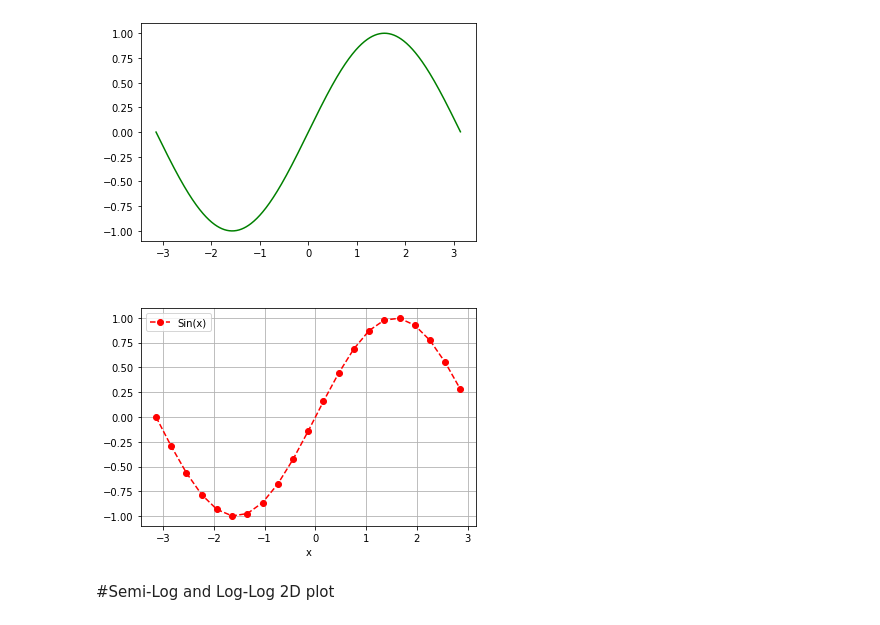
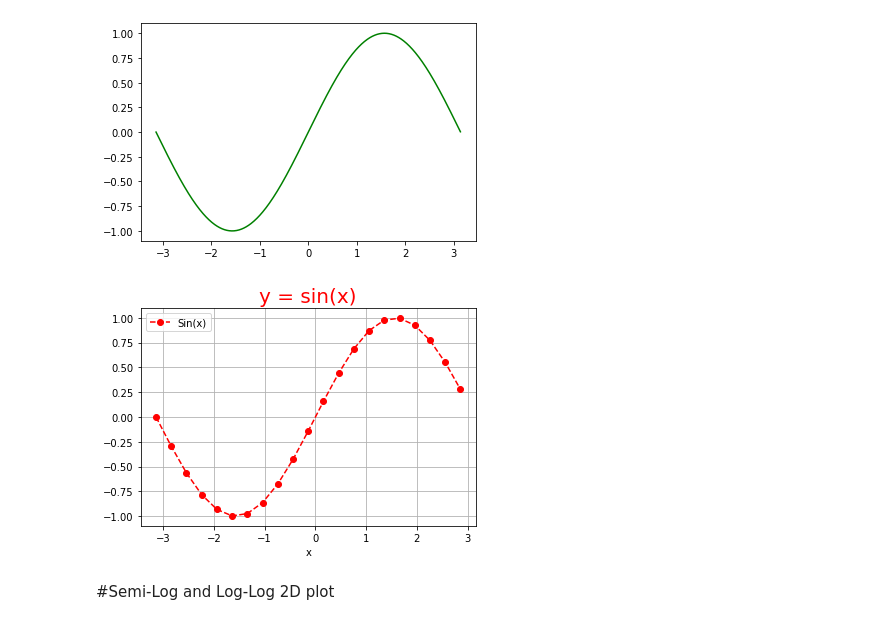
Before and after one commit to dasuntheekshanagit/COMLab, a Jupyter notebook: COMMATPLOT.ipynb, the cells around one changed output. Drawn from its saved outputs; the diff is of its cells as text; code cells hidden in the pictures.

```diff
--- a/COMMATPLOT.ipynb
+++ b/COMMATPLOT.ipynb
@@ -15,15 +13,15 @@ plt.show()
 # %%
 
 x = np.arange(-1* np.pi, np.pi,0.3)# -pi to pi
 y = np.sin(x)
 plt.plot(x,y,'ro--') # marker
-plt.title('y = sin(x)',{'fontsize':20,'color':'w'})
+plt.title('y = sin(x)',{'fontsize':20,'color':'r'})
 plt.grid()
 plt.legend(['Sin(x)'])
 plt.xlabel('x')
 plt.show()
 # %% [output]
-[figure, old version]
+[figure, new version]
 # %% [markdown]
 #Semi-Log and Log-Log 2D plot
 # %%
```
Also changed, not shown: parts of 5 cells of this notebook.
